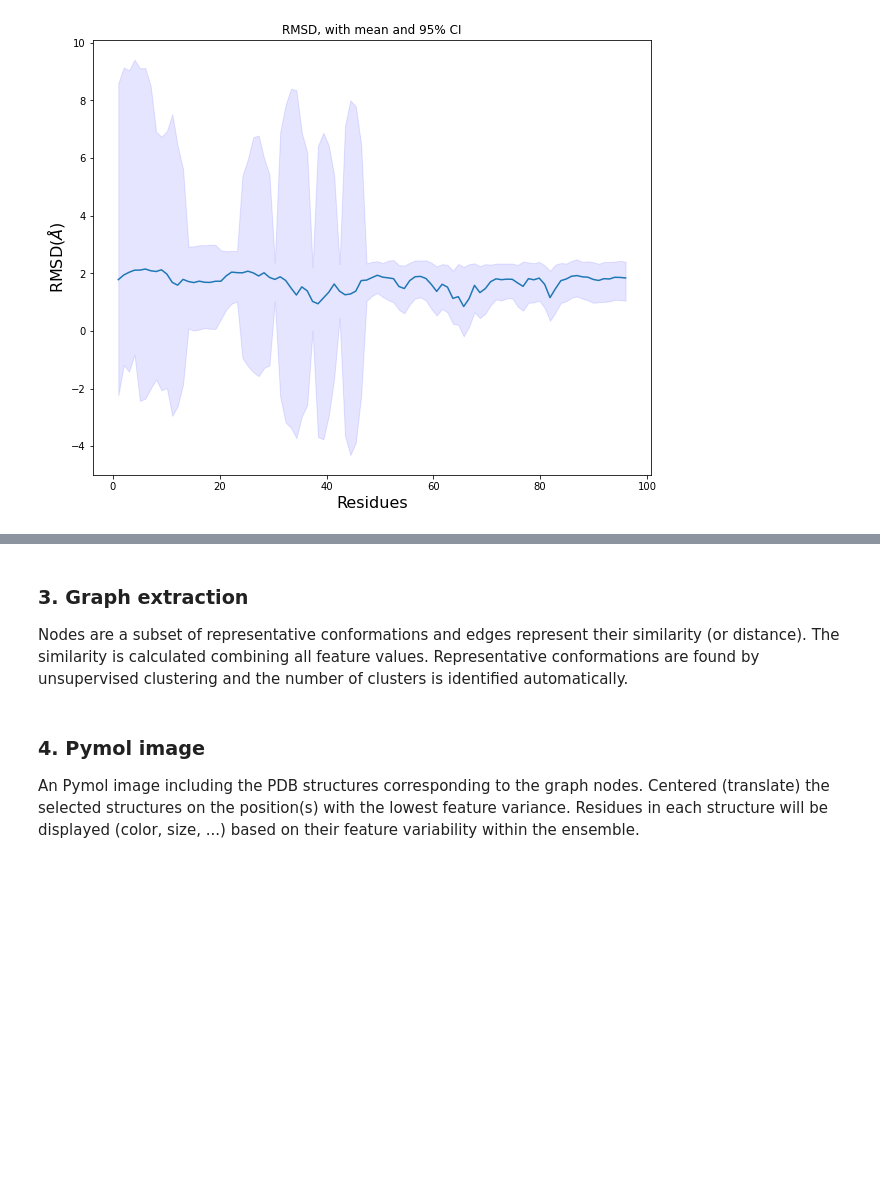
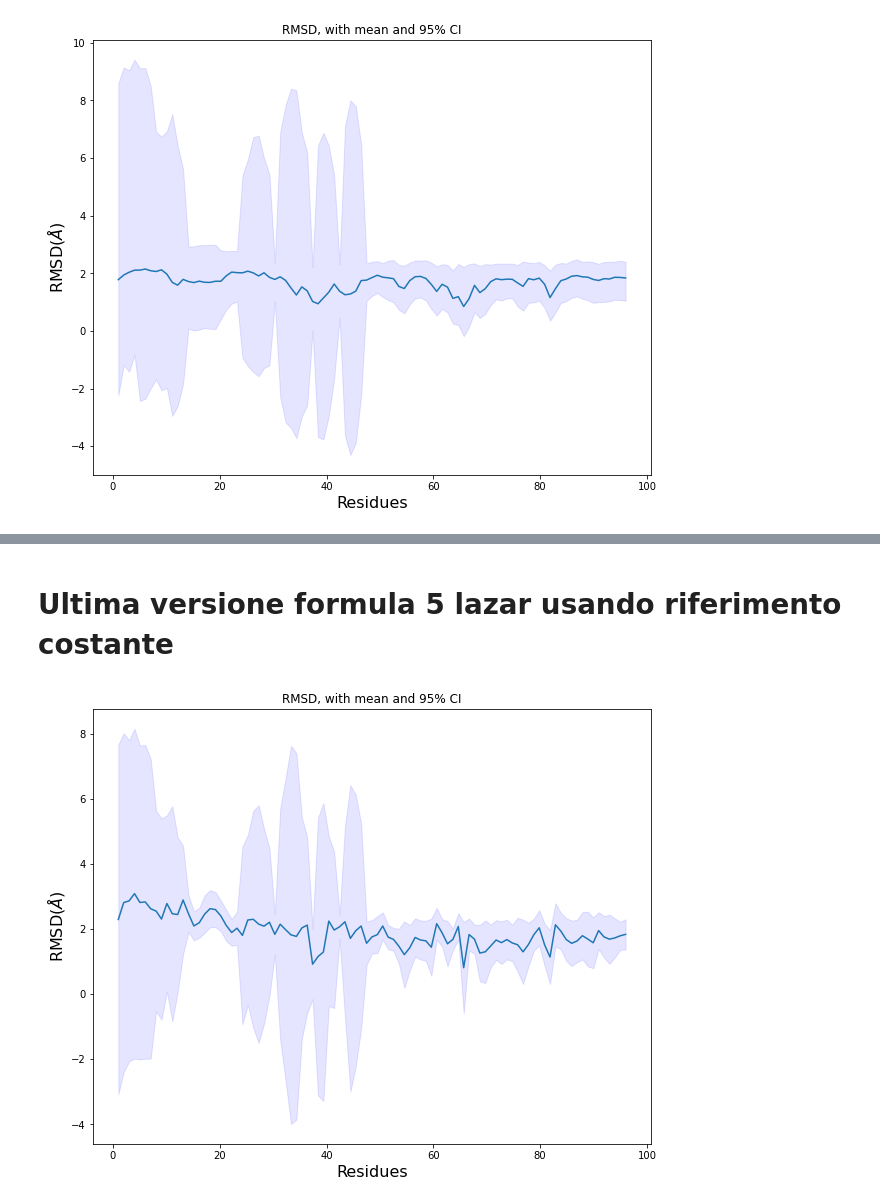
Before and after one commit to claudia-hm/Structural_Bioinformatics_Project, a Jupyter notebook: _Task_1.ipynb, the cells around one changed output, grey strips where cells are left out. Drawn from its saved outputs; the diff is of its cells as text; code cells hidden in the pictures; blank space fills up the shorter version.

```diff
--- a/_Task_1.ipynb
+++ b/_Task_1.ipynb
@@ -498,10 +403,2 @@ masked_array(data=[--, --, --, --, --, --, --, --, --, --, --, --, --, --,
-# %% [markdown]
-### 3. Graph extraction
-Nodes are a subset of representative conformations and edges represent their similarity (or distance). The similarity is calculated combining all feature values. Representative conformations are found by unsupervised
-clustering and the number of clusters is identified automatically.
-# %% [markdown]
-### 4. Pymol image
-An Pymol image including the PDB structures corresponding to the graph nodes.
-Centered (translate) the selected structures on the position(s) with the lowest feature
-variance. Residues in each structure will be displayed (color, size, ...) based on their
-feature variability within the ensemble.
+# %% [markdown]
+# Ultima versione formula 5 lazar usando riferimento costante
@@ -507,0 +445,25 @@ feature variability within the ensemble.
+# %%
+np_RMSD_along_all_conf_easy=np.array(_RMSD_along_all_conf)
+
+num_residue=np_RMSD_along_all_conf_easy.shape[1]
+
+
+
+mean_RMSD_along_all_conf_easy= np.mean(np_RMSD_along_all_conf_easy,axis=0)
+median_RMSD_along_all_conf_easy= np.median(np_RMSD_along_all_conf_easy,axis=0)
+stDev_RMSD_along_all_conf_easy= np.std(np_RMSD_along_all_conf_easy,axis=0)
+ci_easy = 1.96 * stDev_RMSD_along_all_conf_easy/mean_RMSD_along_all_conf_easy
+p90_RMSD_along_all_conf_easy= np.percentile(np_RMSD_along_all_conf_easy,[5,95],axis=0)
+p95_RMSD_along_all_conf_easy= np.percentile(np_RMSD_along_all_conf_easy,[2.5,97.5],axis=0)
+# %%
+from matplotlib import pyplot as plt
+fig=plt.figure(figsize=(10,8)),
+x=np.linspace(1,num_residue+1,num_residue)
+plt.plot(x,mean_RMSD_along_all_conf_easy)
+plt.fill_between(x,(mean_RMSD_along_all_conf_easy-ci_easy), (mean_RMSD_along_all_conf_easy+ci_easy), color='b', alpha=.1)
+plt.xlabel("Residues",fontsize=16)
+plt.ylabel("RMSD($\\AA$)",fontsize=16)
+plt.title("RMSD, with mean and 95% CI")
+plt.savefig("RMSD_with_mean_95_CI.png")
+# %% [output]
+[figure, added]
```
Also changed, not shown: parts of 15 cells of this notebook, 5 other files.
